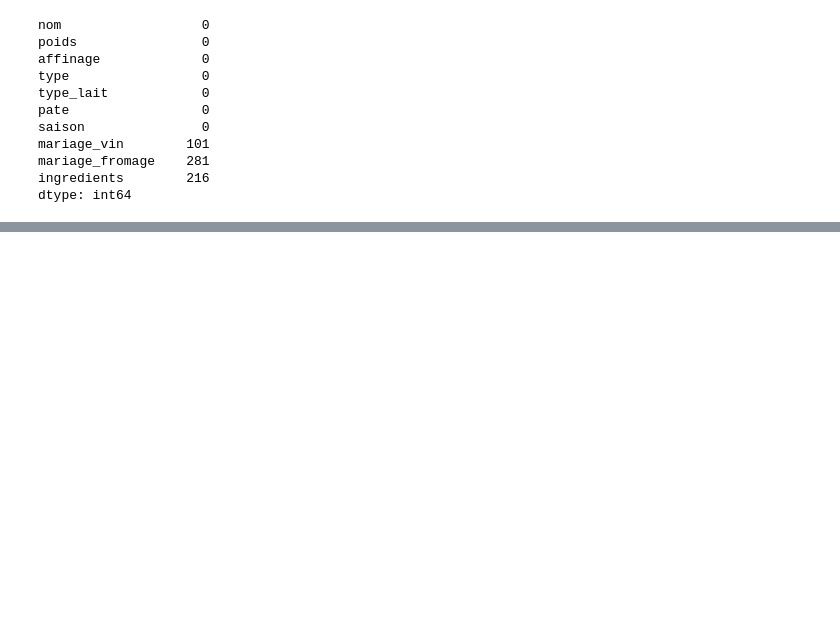
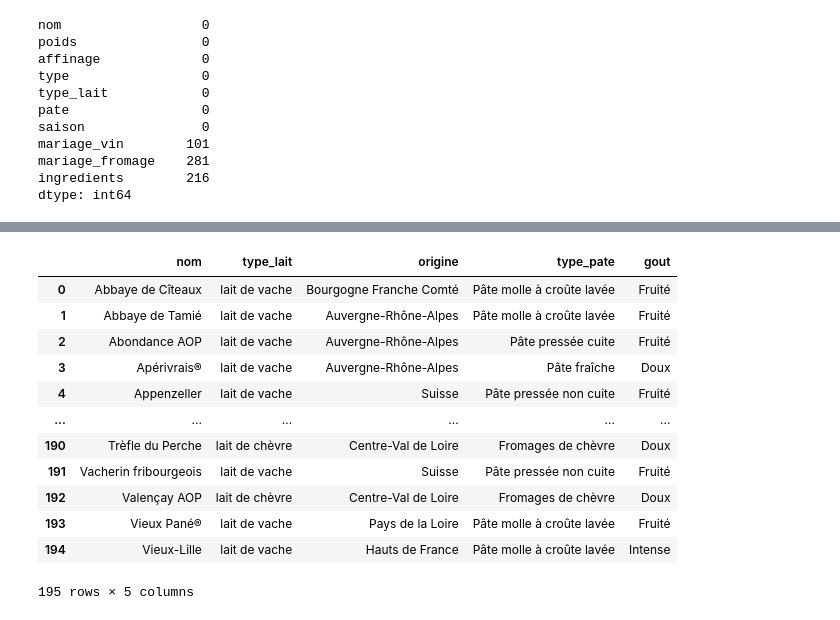
Before and after one commit to Kepler56/fromage-finder, a Jupyter notebook: webscraping_fromages.ipynb, the cells around one changed output, grey strips where cells are left out. Drawn from its saved outputs; the diff is of its cells as text; code cells hidden in the pictures; blank space fills up the shorter version.

```diff
--- a/webscraping_fromages.ipynb
+++ b/webscraping_fromages.ipynb
@@ -245,0 +271,19 @@ Change the following information:
+# %%
+#First we will change the columns of the dataframe
+additional_cheese_information.columns = ['nom', 'type_lait', 'origine', 'type_pate', 'gout']
+# %%
+additional_cheese_information
+# %% [output]
+|  | nom | type_lait | origine | type_pate | gout |
+| 0 | Abbaye de Cîteaux | lait de vache | Bourgogne Franche Comté | Pâte molle à croûte lavée | Fruité |
+| 1 | Abbaye de Tamié | lait de vache | Auvergne-Rhône-Alpes | Pâte molle à croûte lavée | Fruité |
+| 2 | Abondance AOP | lait de vache | Auvergne-Rhône-Alpes | Pâte pressée cuite | Fruité |
+| 3 | Apérivrais® | lait de vache | Auvergne-Rhône-Alpes | Pâte fraîche | Doux |
+| 4 | Appenzeller | lait de vache | Suisse | Pâte pressée non cuite | Fruité |
+| ... | ... | ... | ... | ... | ... |
+| 190 | Trèfle du Perche | lait de chèvre | Centre-Val de Loire | Fromages de chèvre | Doux |
+| 191 | Vacherin fribourgeois | lait de vache | Suisse | Pâte pressée non cuite | Fruité |
+| 192 | Valençay AOP | lait de chèvre | Centre-Val de Loire | Fromages de chèvre | Doux |
+| 193 | Vieux Pané® | lait de vache | Pays de la Loire | Pâte molle à croûte lavée | Fruité |
+| 194 | Vieux-Lille | lait de vache | Hauts de France | Pâte molle à croûte lavée | Intense |
+195 rows × 5 columns
```
Also changed, not shown: parts of 5 cells of this notebook.
